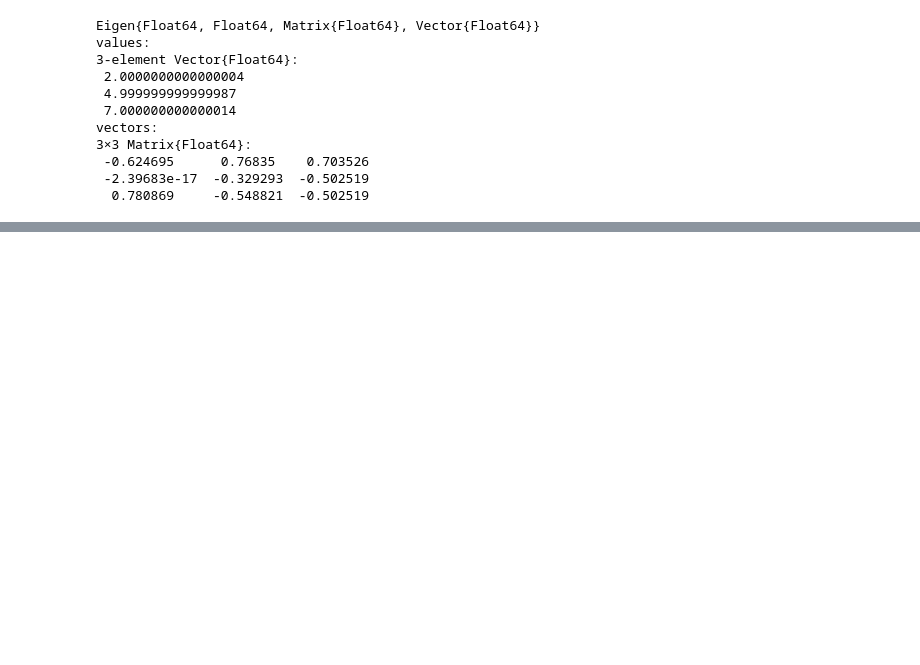
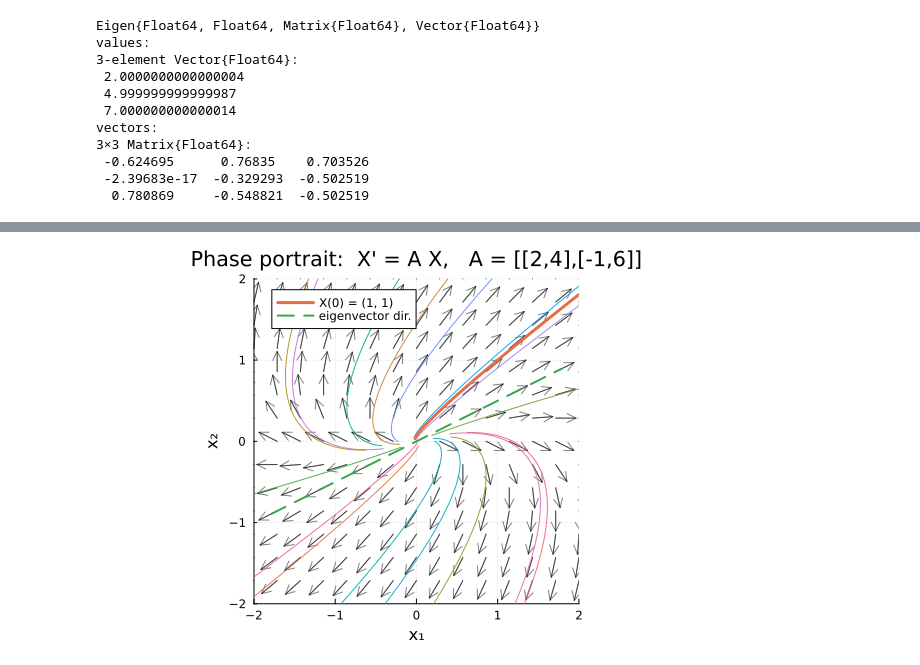
Before and after one commit to rafifsr/gradcourses, a Jupyter notebook: 630_hw11.ipynb, the cells around one changed output, grey strips where cells are left out. Drawn from its saved outputs; the diff is of its cells as text; code cells hidden in the pictures; blank space fills up the shorter version.

```diff
--- a/630_hw11.ipynb
+++ b/630_hw11.ipynb
@@ -63,0 +89,97 @@ Eigenvalues of A:
+# %%
+using LinearAlgebra
+using Plots
+gr()  # or plotly(), pyplot(), etc.
+
+# ===================== PARAMETERS (customize here) =====================
+A = [2.0 4.0; -1.0 6.0]
+
+# Plot window & grid density for the vector field
+xlim = (-2.0, 2.0)
+ylim = (-2.0, 2.0)
+gridN = 15                # number of arrows per axis (increase for denser quiver)
+
+# Trajectory time span and sampling
+tmin, tmax = -0.6, 0.6    # symmetric time window works well here
+Nt   = 400                # points per trajectory
+
+# Initial conditions to sample (besides the highlighted one)
+init_grid = [-1.5, -0.5, 0.5, 1.5]
+inits = [[xi, yi] for xi in init_grid for yi in init_grid]
+
+# Highlighted solution
+X0_special = [1.0, 1.0]
+
+# Style
+arrow_scale = 0.25        # smaller -> shorter arrows
+lw_traj = 1.0             # line width for generic trajectories
+lw_special = 3.0          # line width for the highlighted trajectory
+alpha_traj = 0.9
+# ======================================================================
+
+# ---- Jordan-form solution pieces (defective with λ=4) ----
+λ = 4.0
+v = [2.0, 1.0]   # eigenvector
+w = [1.0, 1.0]   # generalized eigenvector
+VW = hcat(v, w)
+VW_inv = inv(VW)
+
+# analytic trajectory for arbitrary X0
+function traj(tvec::AbstractVector, X0::AbstractVector)
+    c1, c2 = VW_inv * X0
+    # X(t) = e^{λ t} ( c1*v + c2*(t*v + w) )
+    X = [exp(λ*t) .* (c1 .* v .+ c2 .* (t .* v .+ w)) for t in tvec]
+    hcat(X...)'  # return as Nt×2 matrix
+end
+
+# ---- vector field (quiver) ----
+xs = range(xlim[1], xlim[2], length=gridN)
+ys = range(ylim[1], ylim[2], length=gridN)
+
+# Build quiver arrays
+Xg = repeat(xs', length(ys), 1)
+Yg = repeat(ys, 1, length(xs))
+
+U = similar(Xg)
+V = similar(Yg)
+for j in axes(Xg,2), i in axes(Xg,1)
+    u = A * [Xg[i,j]; Yg[i,j]]
+    U[i,j] = u[1]; V[i,j] = u[2]
+end
+
+# Normalize for readability, then scale with arrow_scale
+N = sqrt.(U.^2 .+ V.^2) .+ 1e-12
+Uq = arrow_scale .* U ./ N
+Vq = arrow_scale .* V ./ N
+
+# ---- make the plot ----
+plt = plot(; xlabel="x₁", ylabel="x₂",
+            xlim=xlim, ylim=ylim, aspect_ratio=1,
+            title="Phase portrait:  X' = A X,   A = [[2,4],[-1,6]]")
+
+# quiver background
+quiver!(vec(Xg), vec(Yg), quiver=(vec(Uq), vec(Vq)),
+        linealpha=0.5, color=:black, label=nothing)
+
+# time vector
+tvec = range(tmin, tmax, length=Nt)
+
+# sample trajectories
+for X0 in inits
+    XY = traj(tvec, X0)
+    plot!(XY[:,1], XY[:,2], lw=lw_traj, alpha=alpha_traj, label=nothing)
+end
+
+# highlighted trajectory for X(0) = (1,1)
+XYs = traj(tvec, X0_special)
+plot!(XYs[:,1], XYs[:,2], lw=lw_special, label="X(0) = (1, 1)")
+
+# eigenvector direction (dashed line through origin)
+vv = v / norm(v)
+s = range(-2, 2, length=2)
+plot!(s .* vv[1], s .* vv[2], ls=:dash, lw=2, label="eigenvector dir.")
+
+display(plt)
+savefig(plt, "phase_portrait_hw11_6.pdf")
+# %% [output]
+[figure, added]
```
Also changed, not shown: parts of 7 cells of this notebook, 1 other file.
